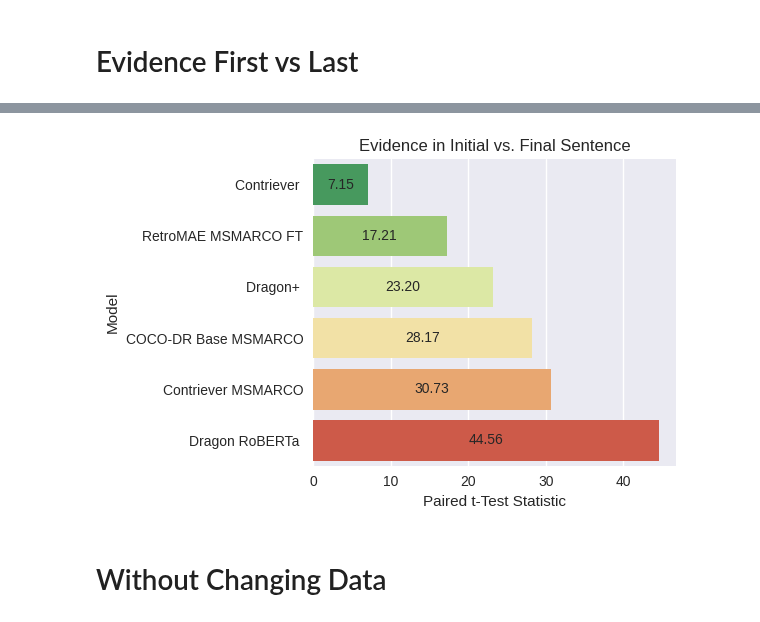
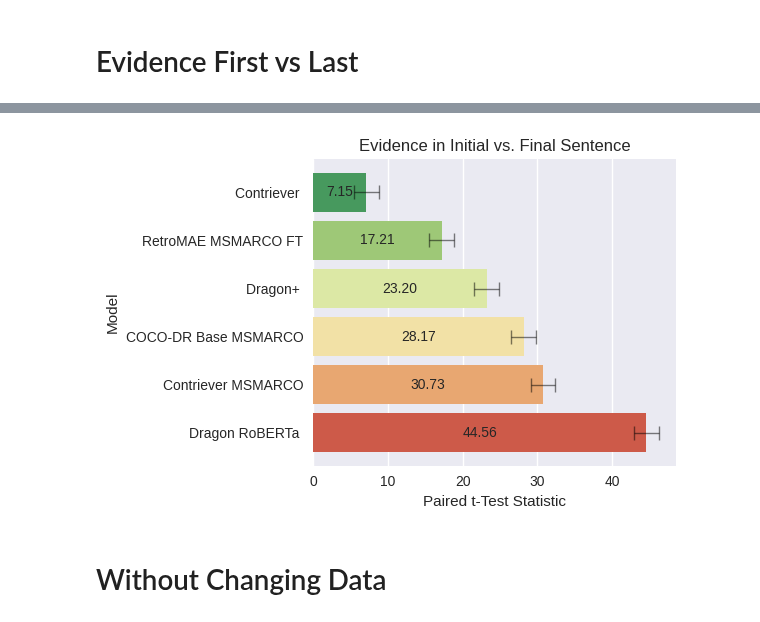
Before and after one commit to mohsenfayyaz/ColDeR, a Jupyter notebook: src/notebooks/Analysis_Position.ipynb, the cells around one changed output, grey strips where cells are left out. Drawn from its saved outputs; the diff is of its cells as text; code cells hidden in the pictures.

```diff
--- a/src/notebooks/Analysis_Position.ipynb
+++ b/src/notebooks/Analysis_Position.ipynb
@@ -464,6 +466,9 @@ for query_model, context_model, POOLING in tqdm(cfgs):
 df_dot = df.copy()
 # %%
 df = df_dot.copy()
+
+def standard_ttest_ppf(n, confidence_level=0.95):
+    return stats.t.ppf(q=1-confidence_level, df=n-1, loc=0, scale=1)
 
 results_df = pd.DataFrame()
 for query_model, context_model, POOLING in tqdm(cfgs):
@@ -478,6 +483,8 @@ for query_model, context_model, POOLING in tqdm(cfgs):
                     "col2": col2,
                     "ttest_stats": stats.ttest_rel(df[col1], df[col2])[0],
                     "ttest_pvalue": stats.ttest_rel(df[col1], df[col2])[1],
+                    "ttest_ci_low": np.abs(standard_ttest_ppf(len(df))),
+                    "ttest_ci_high": np.abs(standard_ttest_ppf(len(df))),
                 })
     rdf = pd.DataFrame(rdf)
     results_df = pd.concat([results_df, rdf]).sort_values("ttest_stats", ascending=True)
@@ -500,6 +507,8 @@ plt.title("Evidence in Initial vs. Final Sentence")
 ax = sns.barplot(data=results_df, y="Model", x="Paired t-Test Statistic", palette=sns.color_palette("RdYlGn_r"), hue="Model")
 for container in ax.containers:
     ax.bar_label(container, fmt='%.2f', label_type='center', fontsize=10)
+ax.errorbar(x=results_df["Paired t-Test Statistic"], y=results_df["Model"], xerr=results_df[["ttest_ci_low", "ttest_ci_high"]].T.to_numpy(), fmt="none", c="k", capsize=5, elinewidth=1, markeredgewidth=1, alpha=0.5)
+results_df.to_json("results/position_df.json", orient="records")
 # ax.bar_label(ax.containers[0], labels=[f"{s:.2f}" for s, p in zip(results_df["Paired t-Test Statistic"], results_df["ttest_pvalue"])], fontsize=10, fmt='%.2f', label_type='center', color='white')
 # ax.bar_label(ax.containers[1], labels=[f"{s:.2f}" for s, p in zip(results_df["Paired t-Test Statistic"], results_df["ttest_pvalue"])], fontsize=10, fmt='%.2f', label_type='center', color='white')
 
@@ -517,4 +526,4 @@ results_df
-[figure, old version]
+[figure, new version]
 # %% [markdown]
 # Without Changing Data
 # %%
```
Also changed, not shown: parts of 3 cells of this notebook, 9 other files.
